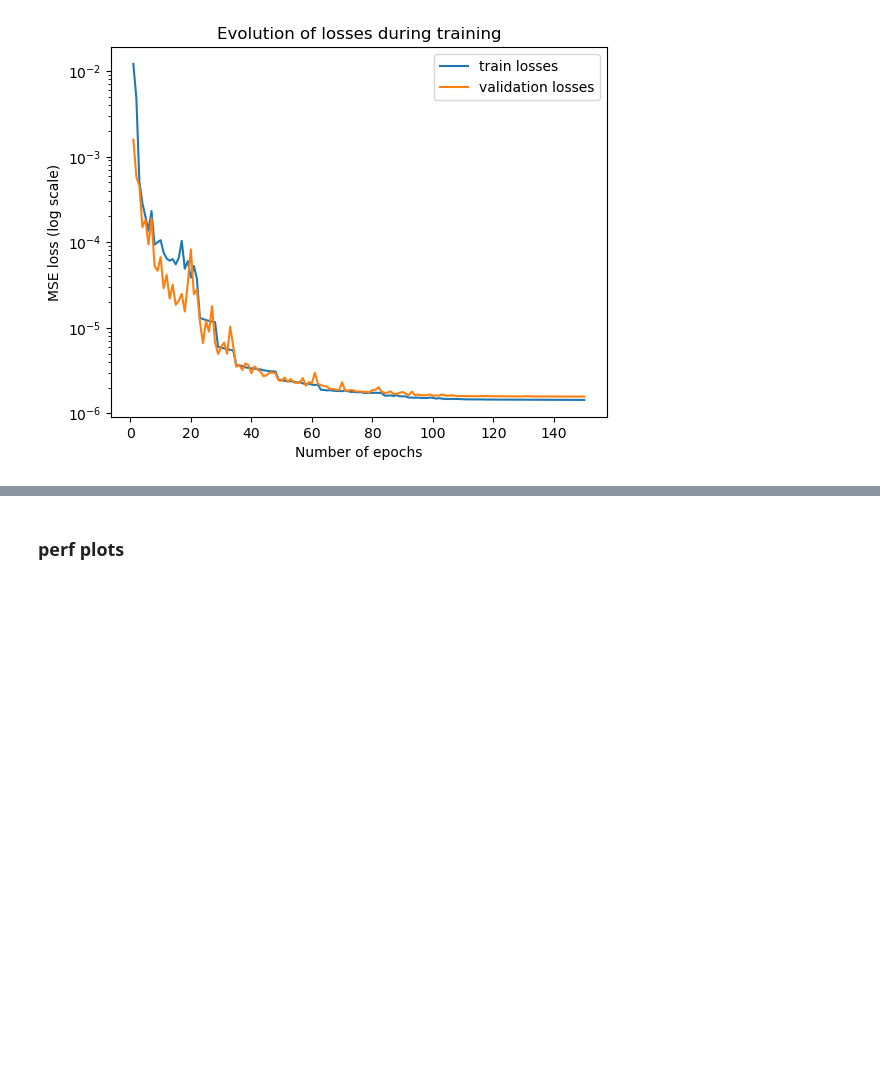
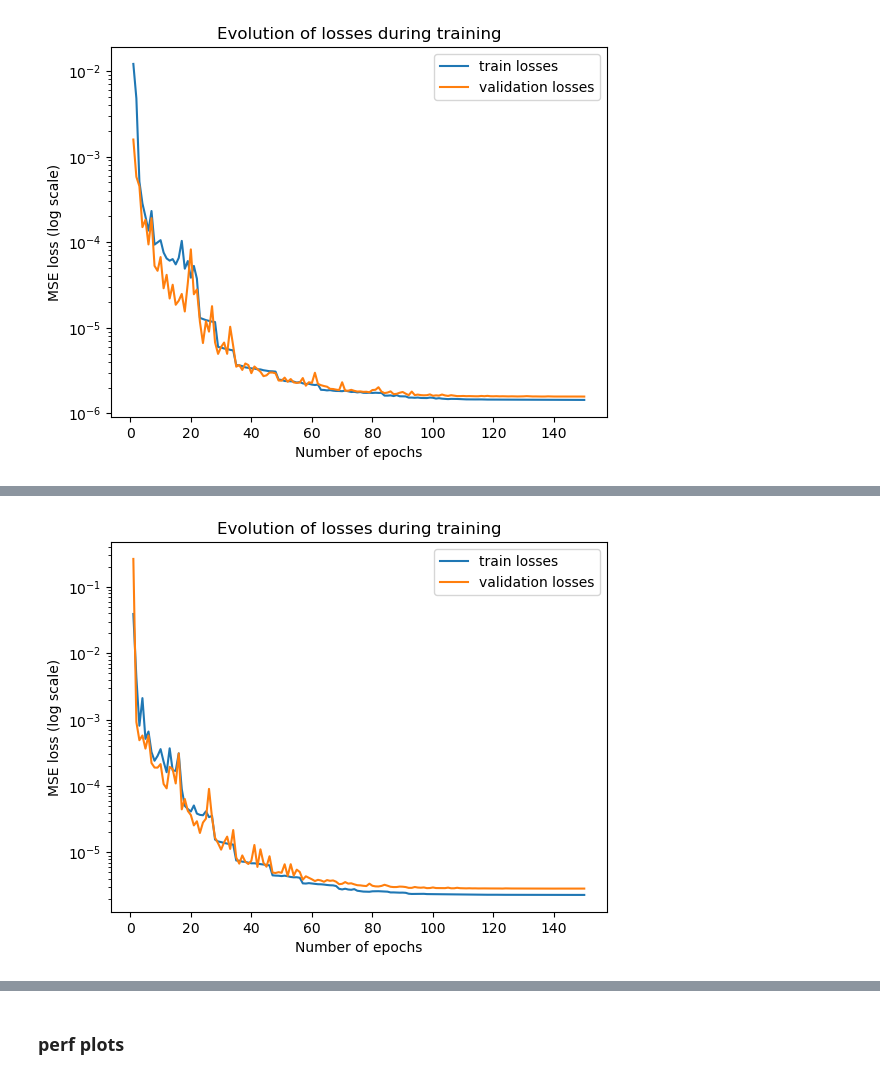
Before and after one commit to theodore2leusse/NNonlineGP, a Jupyter notebook: nn_training_and_results.ipynb, the cells around one changed output, grey strips where cells are left out. Cells and saved outputs as stored; diff of their text form; code cells hidden in the pictures; blank space fills up the shorter version.

```diff
--- a/nn_training_and_results.ipynb
+++ b/nn_training_and_results.ipynb
@@ -1699,0 +1709,6 @@ model_t8_C2to20, train_losses_t8_C2to20, validation_losses_t8_C2to20 = load_my_m
+# %%
+my_model = MapUpdateNetwork_7()
+model_t7_C4_2to20, train_losses_t7_C2to20, validation_losses_t7_C2to20 = load_my_model(
+    'model/model7_C4_2to20que_150epochs_2560kaugtraindata_batchsize256_minlr8.pth', my_model, plot=True)
+# %% [output]
+[figure, added]
```
Also changed, not shown: parts of 13 cells of this notebook, 5 other files.
